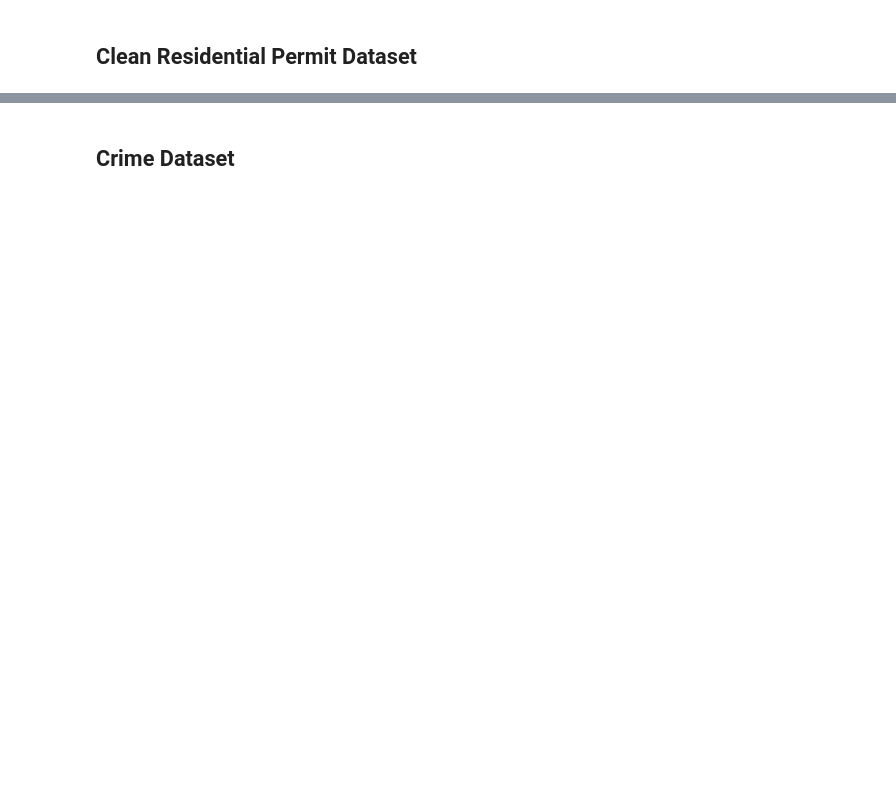
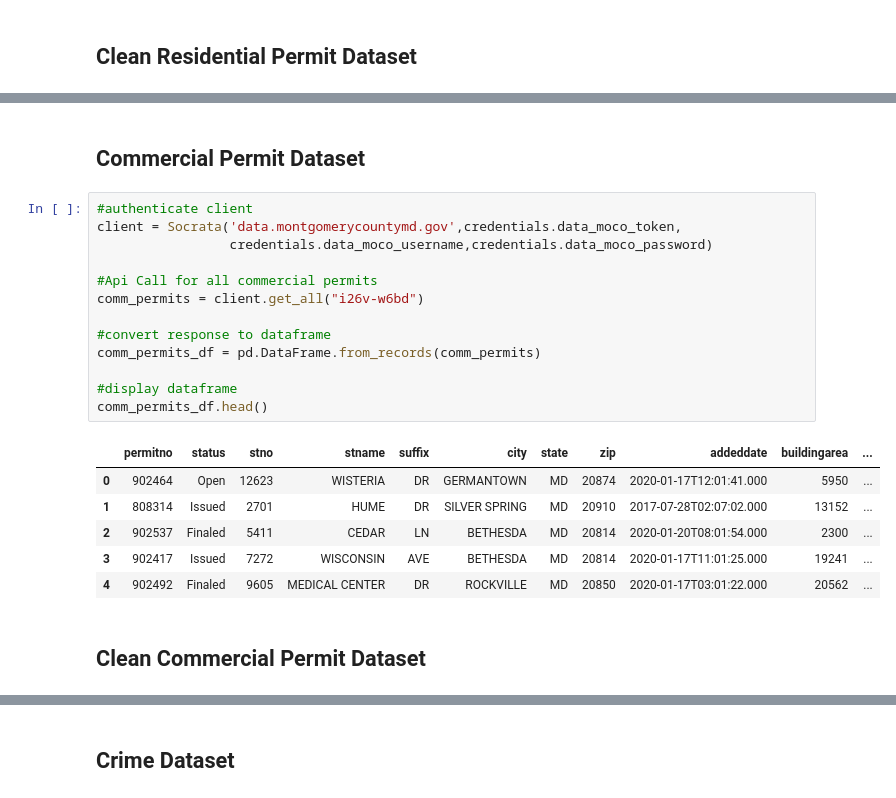
Before and after one commit to michpv90/BiggerPockets-Neighborhood-Project, a Jupyter notebook: MoCo BP Neighborhoods .ipynb, the cells around one changed output, grey strips where cells are left out. Drawn from its saved outputs; the diff is of its cells as text; blank space fills up the shorter version.

```diff
--- a/MoCo BP Neighborhoods .ipynb
+++ b/MoCo BP Neighborhoods .ipynb
@@ -46,0 +84,24 @@ filtered_Res_permits_df['finaleddate'] = pd.to_datetime(filtered_Res_permits_df[
+# %% [markdown]
+## Commercial Permit Dataset
+# %%
+#authenticate client
+client = Socrata('data.montgomerycountymd.gov',credentials.data_moco_token,
+                 credentials.data_moco_username,credentials.data_moco_password)
+
+#Api Call for all commercial permits
+comm_permits = client.get_all("i26v-w6bd")
+
+#convert response to dataframe
+comm_permits_df = pd.DataFrame.from_records(comm_permits)
+
+#display dataframe
+comm_permits_df.head()
+# %% [output]
+|  | permitno | status | stno | stname | suffix | city | state | zip | addeddate | buildingarea | ... |
+| 0 | 902464 | Open | 12623 | WISTERIA | DR | GERMANTOWN | MD | 20874 | 2020-01-17T12:01:41.000 | 5950 | ... |
+| 1 | 808314 | Issued | 2701 | HUME | DR | SILVER SPRING | MD | 20910 | 2017-07-28T02:07:02.000 | 13152 | ... |
+| 2 | 902537 | Finaled | 5411 | CEDAR | LN | BETHESDA | MD | 20814 | 2020-01-20T08:01:54.000 | 2300 | ... |
+| 3 | 902417 | Issued | 7272 | WISCONSIN | AVE | BETHESDA | MD | 20814 | 2020-01-17T11:01:25.000 | 19241 | ... |
+| 4 | 902492 | Finaled | 9605 | MEDICAL CENTER | DR | ROCKVILLE | MD | 20850 | 2020-01-17T03:01:22.000 | 20562 | ... |
+# %% [markdown]
+## Clean Commercial Permit Dataset
```
Also changed, not shown: parts of 71 cells of this notebook.
